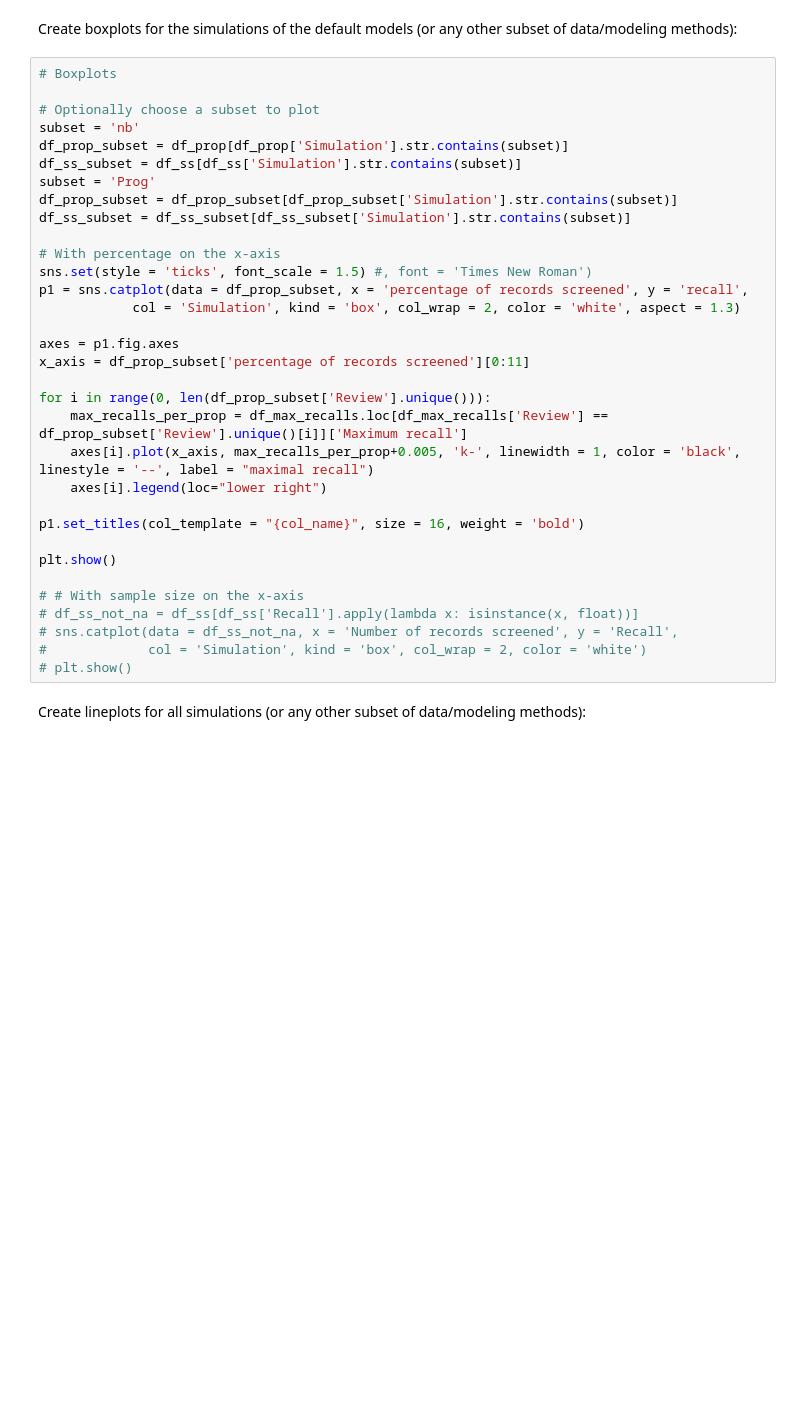
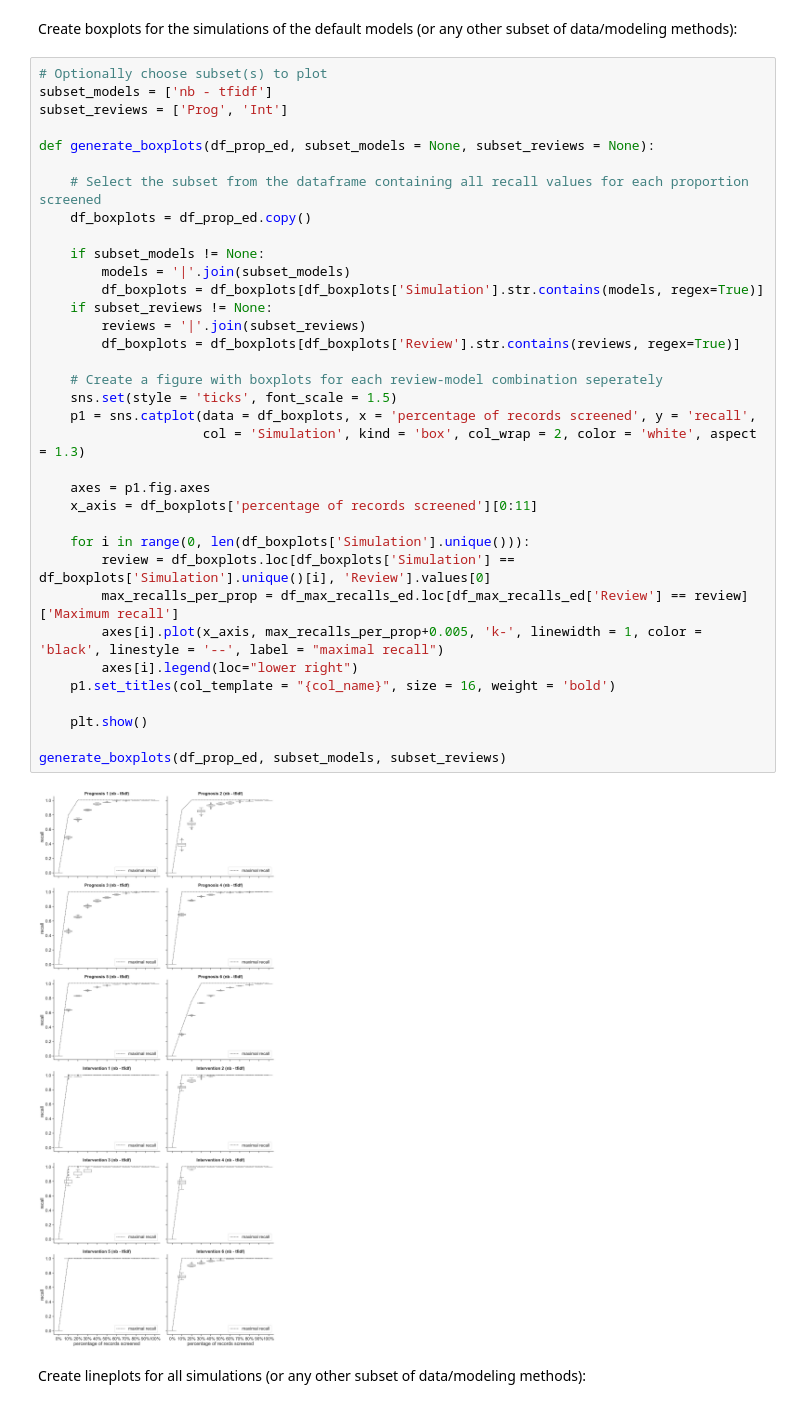
Before and after one commit to isa-sp/SR_semi-automated_screening, a Jupyter notebook: src/output_generation.ipynb, the cells around one changed output. Drawn from its saved outputs; the diff is of its cells as text; blank space fills up the shorter version.

```diff
--- a/src/output_generation.ipynb
+++ b/src/output_generation.ipynb
@@ -521,38 +382,42 @@ plt.show()
 # %% [markdown]
 Create boxplots for the simulations of the default models (or any other subset of data/modeling methods):
 # %%
-# Boxplots
+# Optionally choose subset(s) to plot
+subset_models = ['nb - tfidf']
+subset_reviews = ['Prog', 'Int']
 
-# Optionally choose a subset to plot
-subset = 'nb'
-df_prop_subset = df_prop[df_prop['Simulation'].str.contains(subset)]
-df_ss_subset = df_ss[df_ss['Simulation'].str.contains(subset)]
-subset = 'Prog'
-df_prop_subset = df_prop_subset[df_prop_subset['Simulation'].str.contains(subset)]
-df_ss_subset = df_ss_subset[df_ss_subset['Simulation'].str.contains(subset)]
+def generate_boxplots(df_prop_ed, subset_models = None, subset_reviews = None):
 
-# With percentage on the x-axis
-sns.set(style = 'ticks', font_scale = 1.5) #, font = 'Times New Roman')
-p1 = sns.catplot(data = df_prop_subset, x = 'percentage of records screened', y = 'recall',
-            col = 'Simulation', kind = 'box', col_wrap = 2, color = 'white', aspect = 1.3)
+    # Select the subset from the dataframe containing all recall values for each proportion screened
+    df_boxplots = df_prop_ed.copy()
 
-axes = p1.fig.axes
-x_axis = df_prop_subset['percentage of records screened'][0:11]
+    if subset_models != None:
+        models = '|'.join(subset_models)
+        df_boxplots = df_boxplots[df_boxplots['Simulation'].str.contains(models, regex=True)]
+    if subset_reviews != None:
+        reviews = '|'.join(subset_reviews)
+        df_boxplots = df_boxplots[df_boxplots['Review'].str.contains(reviews, regex=True)]
 
-for i in range(0, len(df_prop_subset['Review'].unique())):
-    max_recalls_per_prop = df_max_recalls.loc[df_max_recalls['Review'] == df_prop_subset['Review'].unique()[i]]['Maximum recall']
-    axes[i].plot(x_axis, max_recalls_per_prop+0.005, 'k-', linewidth = 1, color = 'black', linestyle = '--', label = "maximal recall")
-    axes[i].legend(loc="lower right")
+    # Create a figure with boxplots for each review-model combination seperately
+    sns.set(style = 'ticks', font_scale = 1.5)
+    p1 = sns.catplot(data = df_boxplots, x = 'percentage of records screened', y = 'recall',
+                     col = 'Simulation', kind = 'box', col_wrap = 2, color = 'white', aspect = 1.3)
 
-p1.set_titles(col_template = "{col_name}", size = 16, weight = 'bold')
+    axes = p1.fig.axes
+    x_axis = df_boxplots['percentage of records screened'][0:11]
 
-plt.show()
+    for i in range(0, len(df_boxplots['Simulation'].unique())):
+        review = df_boxplots.loc[df_boxplots['Simulation'] == df_boxplots['Simulation'].unique()[i], 'Review'].values[0]
+        max_recalls_per_prop = df_max_recalls_ed.loc[df_max_recalls_ed['Review'] == review]['Maximum recall']
+        axes[i].plot(x_axis, max_recalls_per_prop+0.005, 'k-', linewidth = 1, color = 'black', linestyle = '--', label = "maximal recall")
+        axes[i].legend(loc="lower right")
+    p1.set_titles(col_template = "{col_name}", size = 16, weight = 'bold')
 
-# # With sample size on the x-axis
-# df_ss_not_na = df_ss[df_ss['Recall'].apply(lambda x: isinstance(x, float))]
-# sns.catplot(data = df_ss_not_na, x = 'Number of records screened', y = 'Recall',
-#             col = 'Simulation', kind = 'box', col_wrap = 2, color = 'white')
-# plt.show()
+    plt.show()
+
+generate_boxplots(df_prop_ed, subset_models, subset_reviews)
+# %% [output]
+[figure, added]
 # %% [markdown]
 Create lineplots for all simulations (or any other subset of data/modeling methods):
 # %%
```
Also changed, not shown: parts of 66 cells of this notebook.
